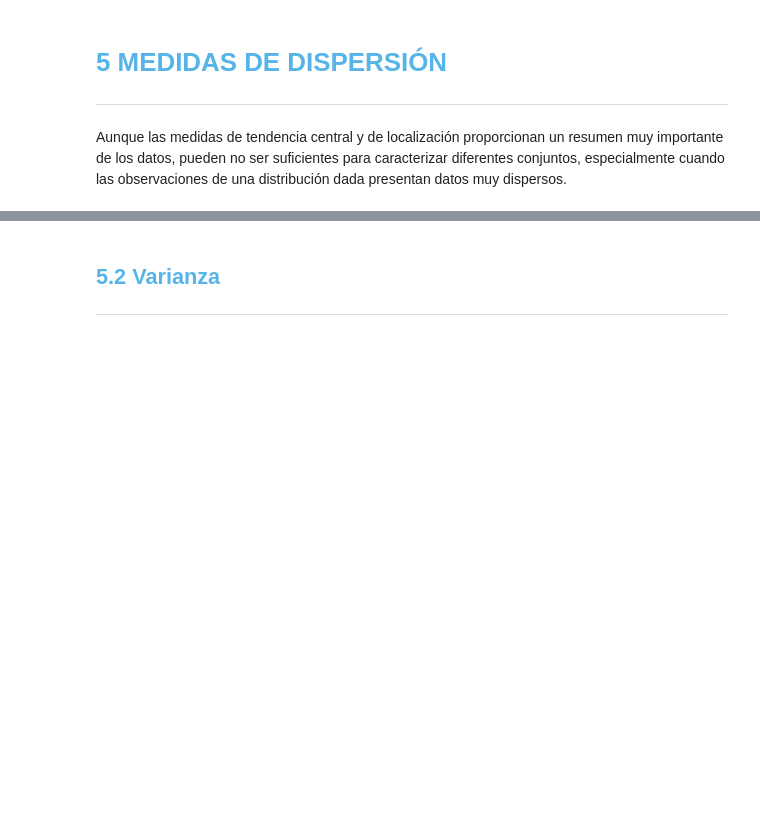
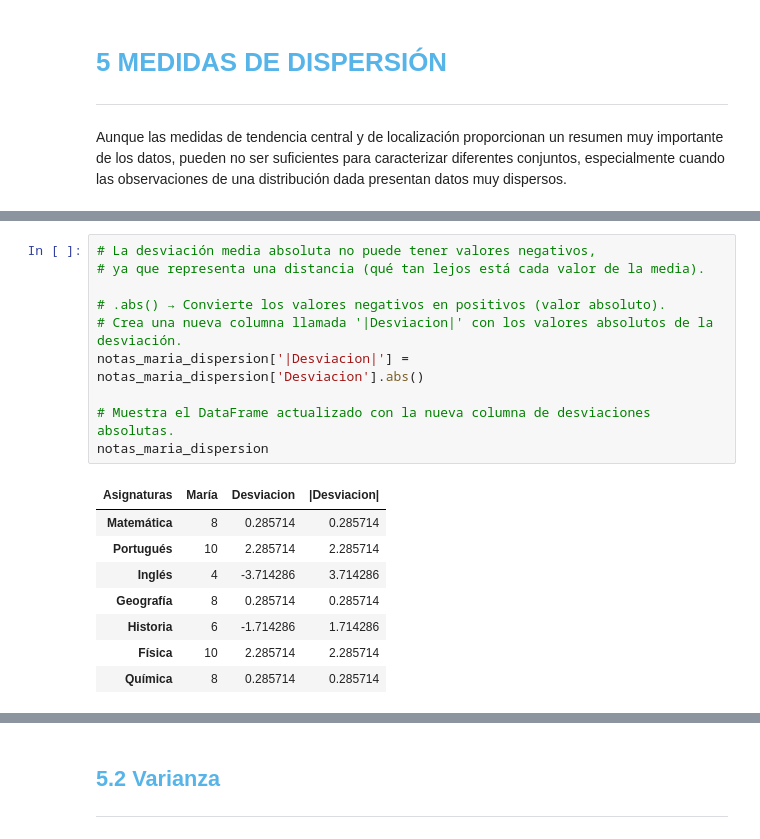
Before and after one commit to DanielRaiicHu/curso_de_estadisticas_1, a Jupyter notebook: Curso_de_Estadística_con_Python_1.ipynb, the cells around one changed output, grey strips where cells are left out. Saved outputs shown, nothing was run; the diff lists cells and outputs as text; blank space fills up the shorter version.

```diff
--- a/Curso_de_Estadística_con_Python_1.ipynb
+++ b/Curso_de_Estadística_con_Python_1.ipynb
@@ -1558,0 +1634,19 @@ Aunque las medidas de tendencia central y de localización proporcionan un resum
+# %%
+# La desviación media absoluta no puede tener valores negativos,
+# ya que representa una distancia (qué tan lejos está cada valor de la media).
+
+# .abs() → Convierte los valores negativos en positivos (valor absoluto).
+# Crea una nueva columna llamada '|Desviacion|' con los valores absolutos de la desviación.
+notas_maria_dispersion['|Desviacion|'] = notas_maria_dispersion['Desviacion'].abs()
+
+# Muestra el DataFrame actualizado con la nueva columna de desviaciones absolutas.
+notas_maria_dispersion
+# %% [output]
+| Asignaturas | María | Desviacion | |Desviacion| |
+| Matemática | 8 | 0.285714 | 0.285714 |
+| Portugués | 10 | 2.285714 | 2.285714 |
+| Inglés | 4 | -3.714286 | 3.714286 |
+| Geografía | 8 | 0.285714 | 0.285714 |
+| Historia | 6 | -1.714286 | 1.714286 |
+| Física | 10 | 2.285714 | 2.285714 |
+| Química | 8 | 0.285714 | 0.285714 |
```
Also changed, not shown: parts of 29 cells of this notebook.
